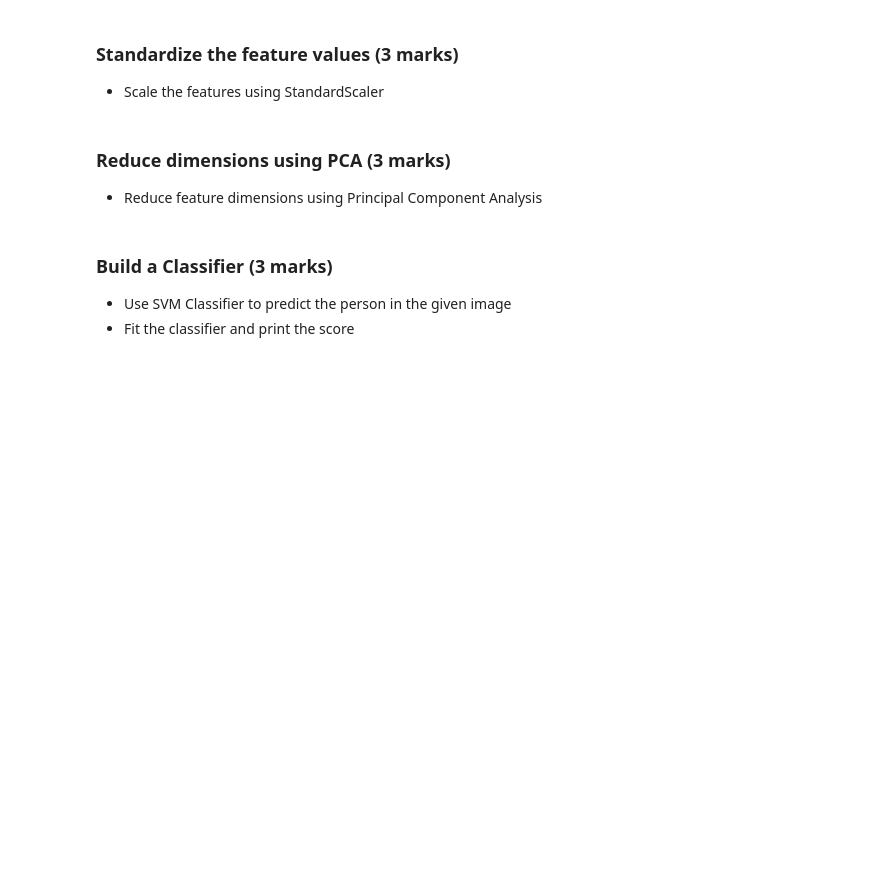
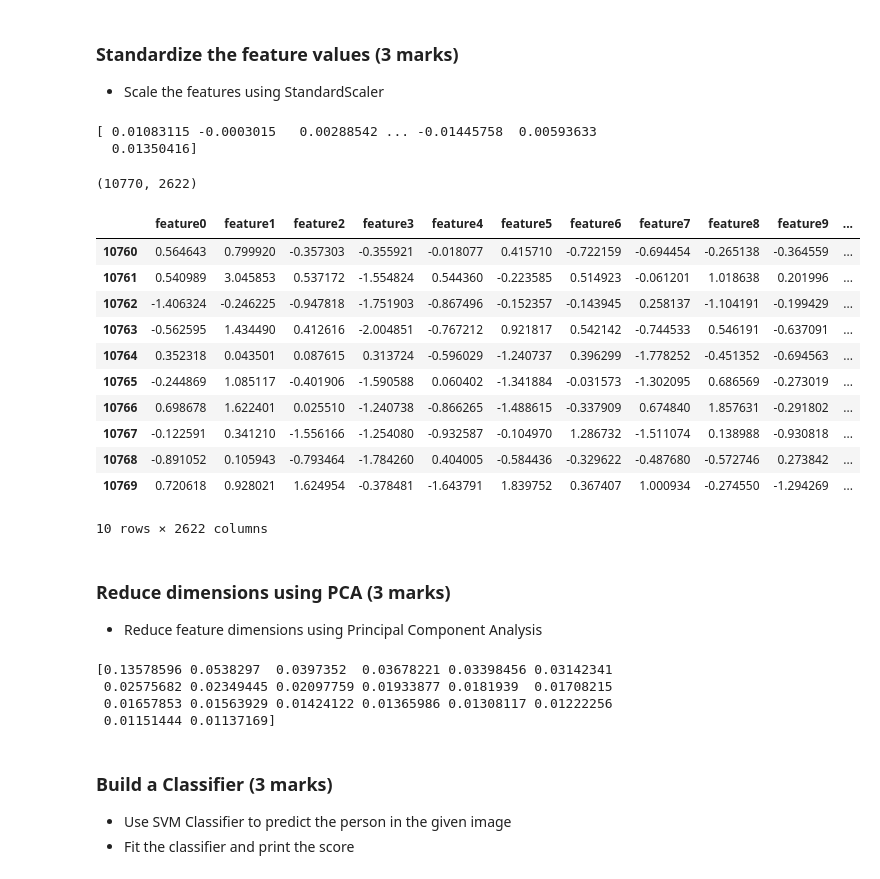
Before and after one commit to glaiml/prj10-cv-object-recognition, a Jupyter notebook: VGK-FaceRecognition-Questions-Project-CV-AIMLOnline.ipynb, the cells around one changed output. Cells and saved outputs as stored; diff of their text form; code cells hidden in the pictures; blank space fills up the shorter version.

```diff
--- a/VGK-FaceRecognition-Questions-Project-CV-AIMLOnline.ipynb
+++ b/VGK-FaceRecognition-Questions-Project-CV-AIMLOnline.ipynb
@@ -314,0 +405,3 @@ test_idx = np.arange(metadata.shape[0]) % 9 == 0
+# %%
+y_labels = metadata_panda.name
+X = embeddings
@@ -327,7 +457,35 @@ from sklearn.preprocessing import LabelEncoder
 # Standarize features
 from sklearn.preprocessing import StandardScaler
 
-#### Add your code here ####
+scaler = StandardScaler()
+scaler.fit(X)
+print(scaler.mean_)
+# %% [output]
+[ 0.01083115 -0.0003015   0.00288542 ... -0.01445758  0.00593633
+  0.01350416]
+# %%
+X_Scale = scaler.transform(X)
+# %%
+X_Scale.shape
+# %% [output]
+(10770, 2622)
+# %%
+feat_cols = ['feature'+str(i) for i in range(X_Scale.shape[1])]
+X_Scale_PD = pd.DataFrame(X_Scale,columns=feat_cols)
+X_Scale_PD.tail(10)
+# %% [output]
+|  | feature0 | feature1 | feature2 | feature3 | feature4 | feature5 | feature6 | feature7 | feature8 | feature9 | ... |
+| 10760 | 0.564643 | 0.799920 | -0.357303 | -0.355921 | -0.018077 | 0.415710 | -0.722159 | -0.694454 | -0.265138 | -0.364559 | ... |
+| 10761 | 0.540989 | 3.045853 | 0.537172 | -1.554824 | 0.544360 | -0.223585 | 0.514923 | -0.061201 | 1.018638 | 0.201996 | ... |
+| 10762 | -1.406324 | -0.246225 | -0.947818 | -1.751903 | -0.867496 | -0.152357 | -0.143945 | 0.258137 | -1.104191 | -0.199429 | ... |
+| 10763 | -0.562595 | 1.434490 | 0.412616 | -2.004851 | -0.767212 | 0.921817 | 0.542142 | -0.744533 | 0.546191 | -0.637091 | ... |
+| 10764 | 0.352318 | 0.043501 | 0.087615 | 0.313724 | -0.596029 | -1.240737 | 0.396299 | -1.778252 | -0.451352 | -0.694563 | ... |
+| 10765 | -0.244869 | 1.085117 | -0.401906 | -1.590588 | 0.060402 | -1.341884 | -0.031573 | -1.302095 | 0.686569 | -0.273019 | ... |
+| 10766 | 0.698678 | 1.622401 | 0.025510 | -1.240738 | -0.866265 | -1.488615 | -0.337909 | 0.674840 | 1.857631 | -0.291802 | ... |
+| 10767 | -0.122591 | 0.341210 | -1.556166 | -1.254080 | -0.932587 | -0.104970 | 1.286732 | -1.511074 | 0.138988 | -0.930818 | ... |
+| 10768 | -0.891052 | 0.105943 | -0.793464 | -1.784260 | 0.404005 | -0.584436 | -0.329622 | -0.487680 | -0.572746 | 0.273842 | ... |
+| 10769 | 0.720618 | 0.928021 | 1.624954 | -0.378481 | -1.643791 | 1.839752 | 0.367407 | 1.000934 | -0.274550 | -1.294269 | ... |
+10 rows × 2622 columns
 # %% [markdown]
 ### Reduce dimensions using PCA (3 marks)
 - Reduce feature dimensions using Principal Component Analysis
@@ -337,0 +492,12 @@ from sklearn.decomposition import PCA
+# %%
+from sklearn.decomposition import PCA
+
+pca_20 = PCA(n_components=20, whiten=True, svd_solver='full')
+X_Scale_PCA20 = pca_20.fit_transform(X_Scale)
+
+print(pca_20.explained_variance_ratio_)
+# %% [output]
+[0.13578596 0.0538297  0.0397352  0.03678221 0.03398456 0.03142341
+ 0.02575682 0.02349445 0.02097759 0.01933877 0.0181939  0.01708215
+ 0.01657853 0.01563929 0.01424122 0.01365986 0.01308117 0.01222256
+ 0.01151444 0.01137169]
```
Also changed, not shown: parts of 39 cells of this notebook.
